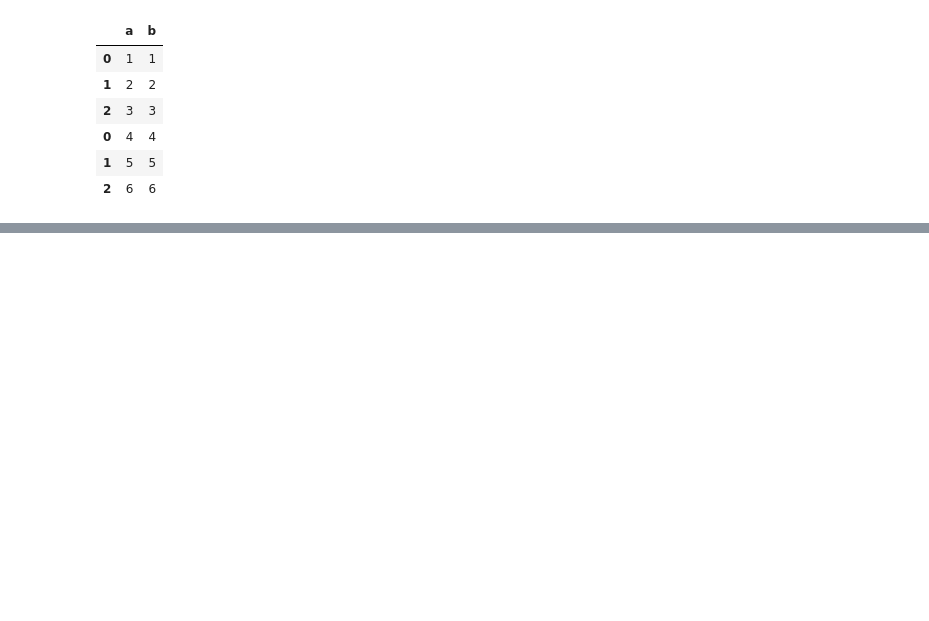
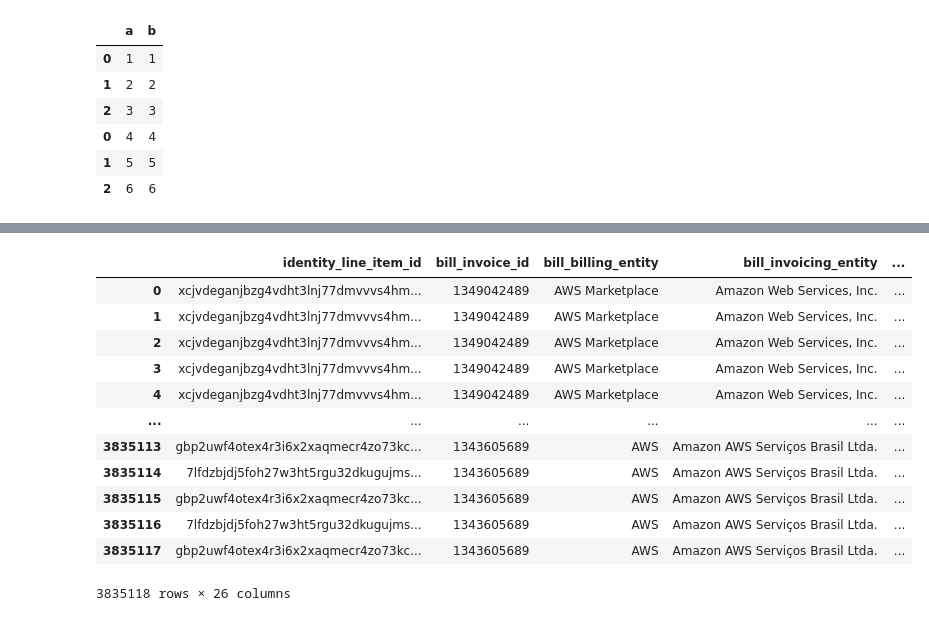
Before and after one commit to Azankiev/Kedro-pipeline, a Jupyter notebook: notebooks/04_generating_invoice.ipynb, the cells around one changed output, grey strips where cells are left out. Saved outputs shown, nothing was run; the diff lists cells and outputs as text; code cells hidden in the pictures; blank space fills up the shorter version.

```diff
--- a/notebooks/04_generating_invoice.ipynb
+++ b/notebooks/04_generating_invoice.ipynb
@@ -221,0 +288,4 @@ pd.concat([a,b])
+# %%
+import logging
+
+logger = logging.getLogger()
@@ -221,0 +294,27 @@ pd.concat([a,b])
+# %%
+def add_account_names(df_cur: pd.DataFrame, df_accounts_per_org: pd.DataFrame) -> pd.DataFrame:
+
+    logger.info('Adding account names...')
+    df_cur = df_cur.merge(df_accounts_per_org, how='left', left_on='bill_payer_account_id', right_on='account_id', suffixes=('', '_payer'), validate='many_to_one')
+    df_cur = df_cur.rename(columns={'name': 'payer_account_name'})
+    df_cur = df_cur.merge(df_accounts_per_org, how='left', left_on='line_item_usage_account_id', right_on='account_id', suffixes=('', '_usage'), validate='many_to_one')
+    df_cur = df_cur.rename(columns={'name': 'usage_account_name'})
+
+    return df_cur
+
+df_cur_enriched = add_account_names(df_cur, df_accounts_per_org)
+df_cur_enriched
+# %% [output]
+|  | identity_line_item_id | bill_invoice_id | bill_billing_entity | bill_invoicing_entity | ... |
+| 0 | xcjvdeganjbzg4vdht3lnj77dmvvvs4hm... | 1349042489 | AWS Marketplace | Amazon Web Services, Inc. | ... |
+| 1 | xcjvdeganjbzg4vdht3lnj77dmvvvs4hm... | 1349042489 | AWS Marketplace | Amazon Web Services, Inc. | ... |
+| 2 | xcjvdeganjbzg4vdht3lnj77dmvvvs4hm... | 1349042489 | AWS Marketplace | Amazon Web Services, Inc. | ... |
+| 3 | xcjvdeganjbzg4vdht3lnj77dmvvvs4hm... | 1349042489 | AWS Marketplace | Amazon Web Services, Inc. | ... |
+| 4 | xcjvdeganjbzg4vdht3lnj77dmvvvs4hm... | 1349042489 | AWS Marketplace | Amazon Web Services, Inc. | ... |
+| ... | ... | ... | ... | ... | ... |
+| 3835113 | gbp2uwf4otex4r3i6x2xaqmecr4zo73kc... | 1343605689 | AWS | Amazon AWS Serviços Brasil Ltda. | ... |
+| 3835114 | 7lfdzbjdj5foh27w3ht5rgu32dkugujms... | 1343605689 | AWS | Amazon AWS Serviços Brasil Ltda. | ... |
+| 3835115 | gbp2uwf4otex4r3i6x2xaqmecr4zo73kc... | 1343605689 | AWS | Amazon AWS Serviços Brasil Ltda. | ... |
+| 3835116 | 7lfdzbjdj5foh27w3ht5rgu32dkugujms... | 1343605689 | AWS | Amazon AWS Serviços Brasil Ltda. | ... |
+| 3835117 | gbp2uwf4otex4r3i6x2xaqmecr4zo73kc... | 1343605689 | AWS | Amazon AWS Serviços Brasil Ltda. | ... |
+3835118 rows × 26 columns
```
Also changed, not shown: parts of 35 cells of this notebook, 2 other files.
